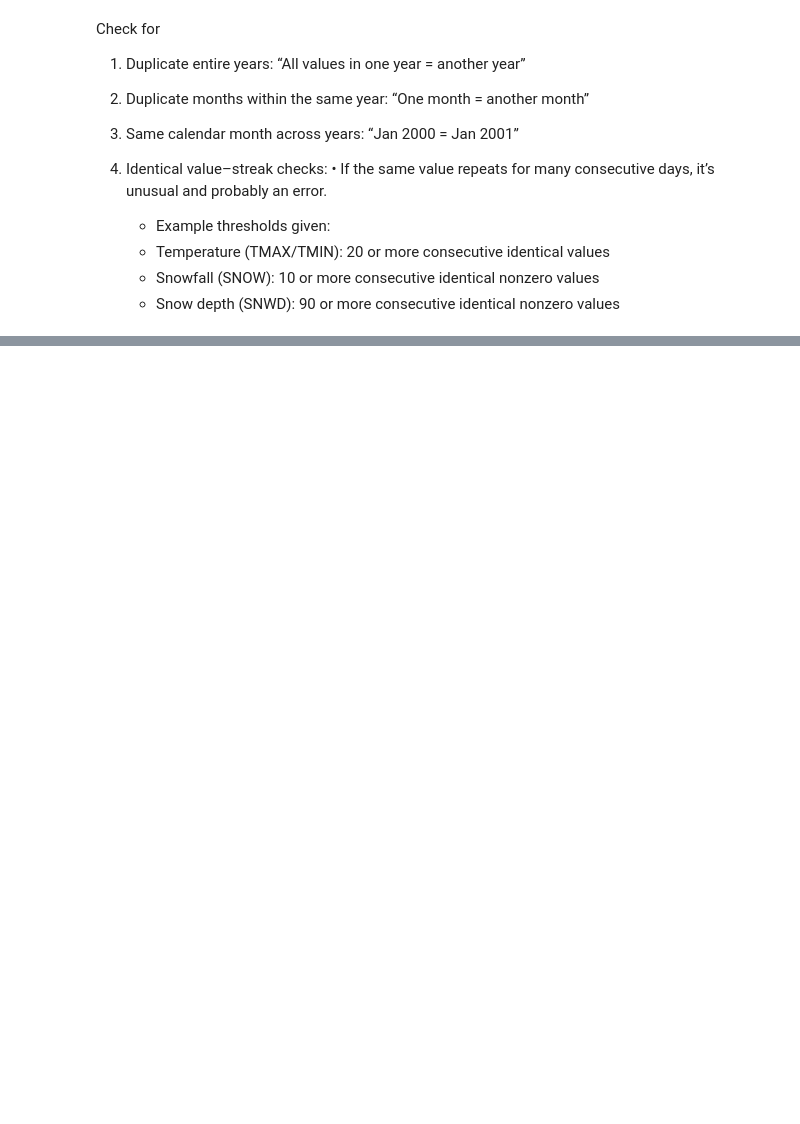
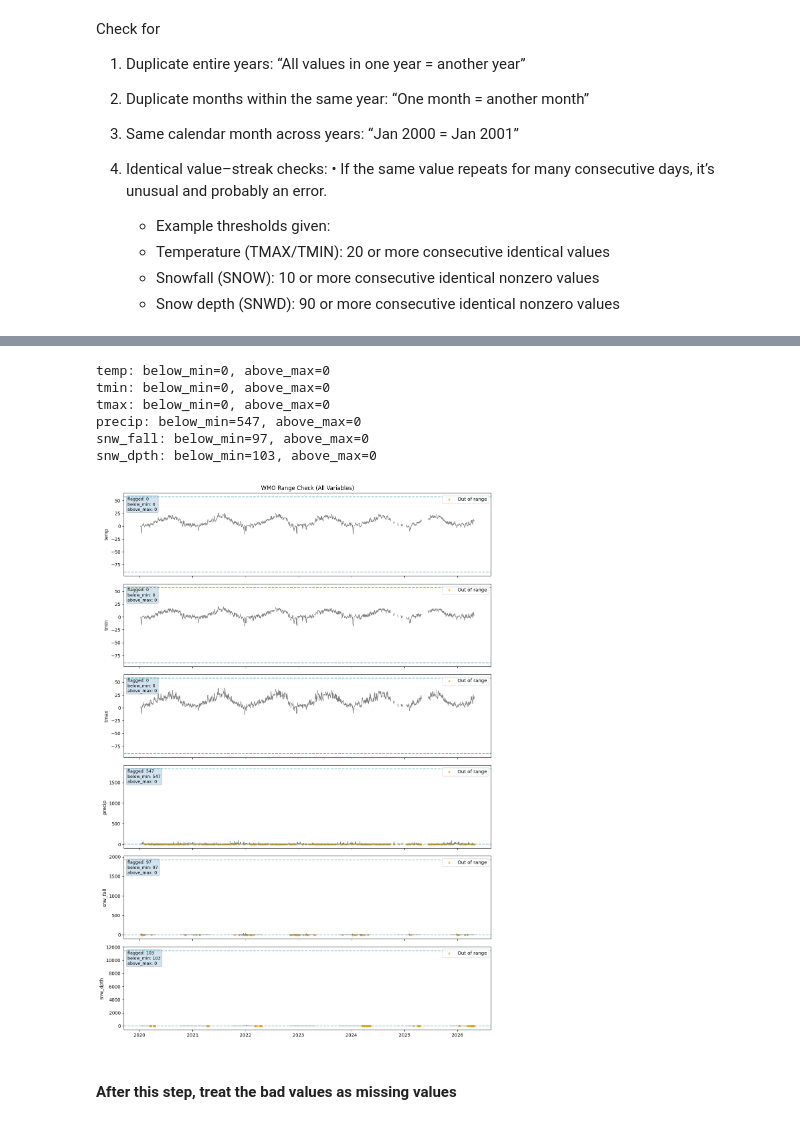
Before and after one commit to pacificclimate/crmprtd, a Jupyter notebook: Quanlity_Control/single_station/1.station_all_variable_qc.ipynb, the cells around one changed output, grey strips where cells are left out. Saved outputs shown, nothing was run; the diff lists cells and outputs as text; code cells hidden in the pictures; blank space fills up the shorter version.

```diff
--- a/Quanlity_Control/single_station/1.station_all_variable_qc.ipynb
+++ b/Quanlity_Control/single_station/1.station_all_variable_qc.ipynb
@@ -319,0 +377,69 @@ for col in value_cols:
+# %%
+wmo_rules = {
+    "temp":   {"min": -89.4, "max": 57.7},
+    "tmin":   {"min": -89.4, "max": 57.7},
+    "tmax":   {"min": -89.4, "max": 57.7},
+    "precip": {"min": 0,     "max": 1828.8},
+    "snw_fall":   {"min": 0,     "max": 1925},
+    "snw_dpth":   {"min": 0,     "max": 11460},
+}
+
+range_results = {}
+
+for var, bounds in wmo_rules.items():
+
+    if var not in daily_all.columns:
+        continue  # skip if missing
+
+    x = daily_all[var]
+
+    n_below = (x < bounds["min"]).sum()
+
+    n_above = (x > bounds["max"]).sum()
+
+    print(f"{var}: below_min={n_below}, above_max={n_above}")
+
+    res = qc_range_check(
+        daily_all,
+        value_col=var,
+        min_val=bounds["min"],
+        max_val=bounds["max"]
+    )
+
+    range_results[var] = res
+
+    flag = res["flag"].to_frame(name=var)
+
+    # plot_out_range(
+    #     daily_all[[var]],
+    #     min_val=bounds["min"],
+    #     max_val=bounds["max"],
+    #     flag=flag,
+    #     var_name=var
+    # )
+
+range_flags = pd.concat(
+    {var: res["flag"] for var, res in range_results.items()},
+    axis=1
+)
+
+range_deviation = pd.concat(
+    {var: res["deviation"] for var, res in range_results.items()},
+    axis=1
+)
+
+plot_multi_range_check(
+    df=daily_all,
+    wmo_rules=wmo_rules,
+    range_results=range_results
+)
+# %% [output]
+temp: below_min=0, above_max=0
+tmin: below_min=0, above_max=0
+tmax: below_min=0, above_max=0
+precip: below_min=547, above_max=0
+snw_fall: below_min=97, above_max=0
+snw_dpth: below_min=103, above_max=0
+[figure, added]
+# %% [markdown]
+#### After this step, treat the bad values as missing values
```
Also changed, not shown: parts of 30 cells of this notebook, 11 other files.
